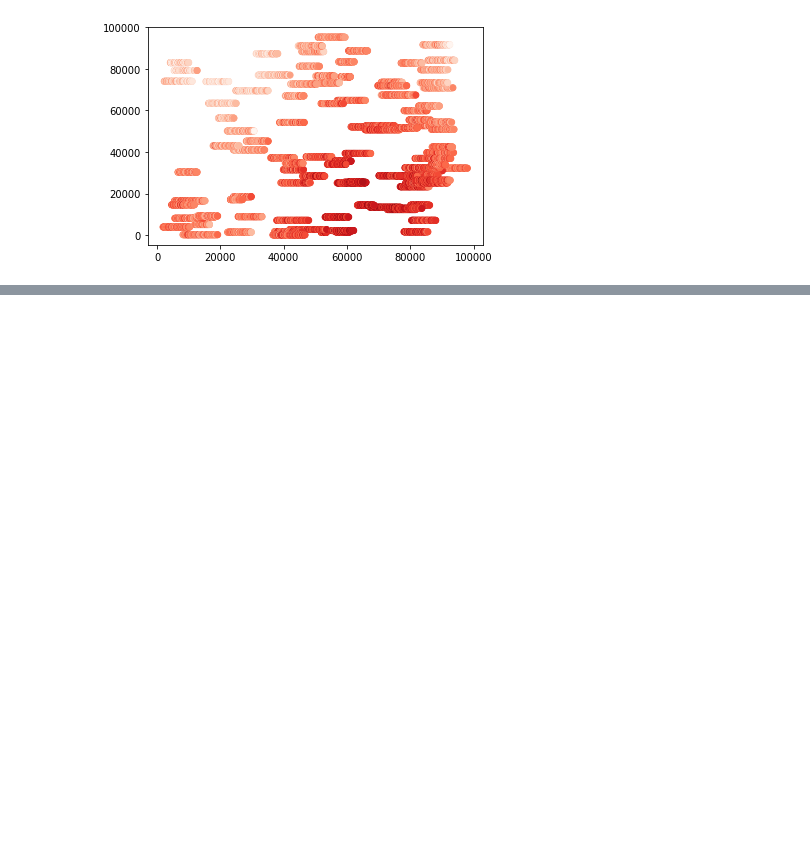
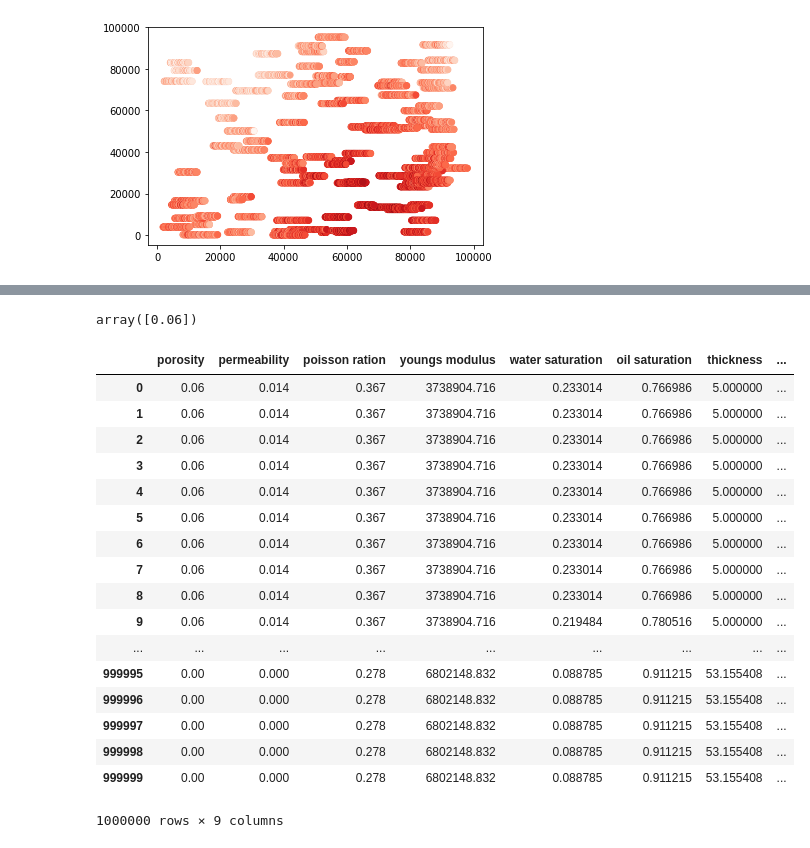
Before and after one commit to fang-helen/Final-Project-FRI, a Jupyter notebook: Final Project FRI.ipynb, the cells around one changed output, grey strips where cells are left out. Drawn from its saved outputs; the diff is of its cells as text; code cells hidden in the pictures; blank space fills up the shorter version.

```diff
--- a/Final Project FRI.ipynb
+++ b/Final Project FRI.ipynb
@@ -612,0 +531,2 @@ predictor(pumpRt)
+# %%
+thicknessPredict = predictor(thickness)
@@ -612,0 +548,2 @@ predictor(pumpRt)
+# %%
+propwtPredict = predictor(proppWt)
@@ -612,0 +565,2 @@ predictor(pumpRt)
+# %%
+pumprtPredict = predictor(pumpRt)
@@ -612,0 +582,36 @@ predictor(pumpRt)
+# %%
+pumprtPredict
+# %% [output]
+array([0.06])
+# %%
+predData = pd.DataFrame()
+predData["porosity"] = porosityPred
+predData['permeability'] = permPredict
+predData['poisson ration'] = poissPredict
+predData['youngs modulus'] = ymPredict
+predData['water saturation'] = wsPredict
+predData['oil saturation'] = osPredict
+predData['thickness'] = thicknessPredict
+predData['proppant weight'] = propwtPredict
+predData['pump rate'] = pumprtPredict
+# %%
+predData
+# %% [output]
+|  | porosity | permeability | poisson ration | youngs modulus | water saturation | oil saturation | thickness | ... |
+| 0 | 0.06 | 0.014 | 0.367 | 3738904.716 | 0.233014 | 0.766986 | 5.000000 | ... |
+| 1 | 0.06 | 0.014 | 0.367 | 3738904.716 | 0.233014 | 0.766986 | 5.000000 | ... |
+| 2 | 0.06 | 0.014 | 0.367 | 3738904.716 | 0.233014 | 0.766986 | 5.000000 | ... |
+| 3 | 0.06 | 0.014 | 0.367 | 3738904.716 | 0.233014 | 0.766986 | 5.000000 | ... |
+| 4 | 0.06 | 0.014 | 0.367 | 3738904.716 | 0.233014 | 0.766986 | 5.000000 | ... |
+| 5 | 0.06 | 0.014 | 0.367 | 3738904.716 | 0.233014 | 0.766986 | 5.000000 | ... |
+| 6 | 0.06 | 0.014 | 0.367 | 3738904.716 | 0.233014 | 0.766986 | 5.000000 | ... |
+| 7 | 0.06 | 0.014 | 0.367 | 3738904.716 | 0.233014 | 0.766986 | 5.000000 | ... |
+| 8 | 0.06 | 0.014 | 0.367 | 3738904.716 | 0.233014 | 0.766986 | 5.000000 | ... |
+| 9 | 0.06 | 0.014 | 0.367 | 3738904.716 | 0.219484 | 0.780516 | 5.000000 | ... |
+| ... | ... | ... | ... | ... | ... | ... | ... | ... |
+| 999995 | 0.00 | 0.000 | 0.278 | 6802148.832 | 0.088785 | 0.911215 | 53.155408 | ... |
+| 999996 | 0.00 | 0.000 | 0.278 | 6802148.832 | 0.088785 | 0.911215 | 53.155408 | ... |
+| 999997 | 0.00 | 0.000 | 0.278 | 6802148.832 | 0.088785 | 0.911215 | 53.155408 | ... |
+| 999998 | 0.00 | 0.000 | 0.278 | 6802148.832 | 0.088785 | 0.911215 | 53.155408 | ... |
+| 999999 | 0.00 | 0.000 | 0.278 | 6802148.832 | 0.088785 | 0.911215 | 53.155408 | ... |
+1000000 rows × 9 columns
```
Also changed, not shown: parts of 22 cells of this notebook.
